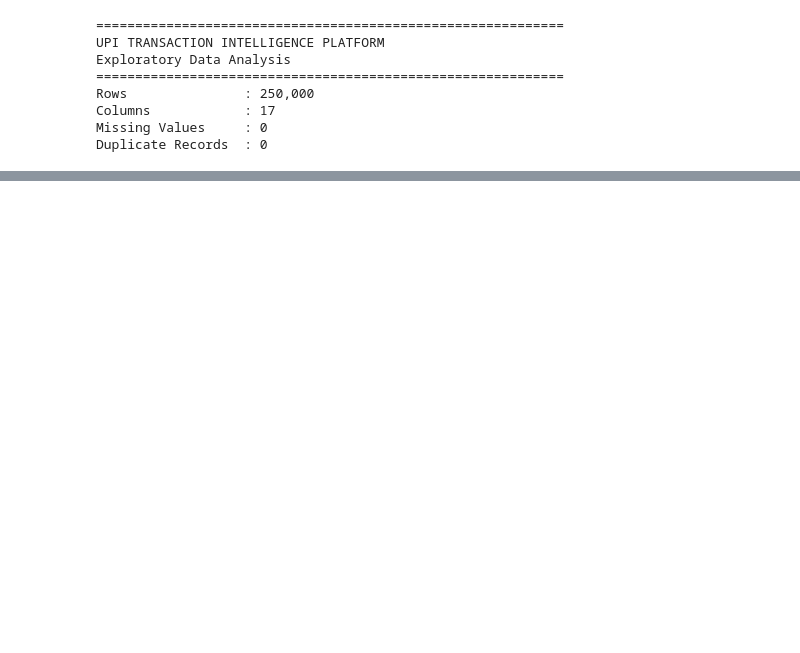
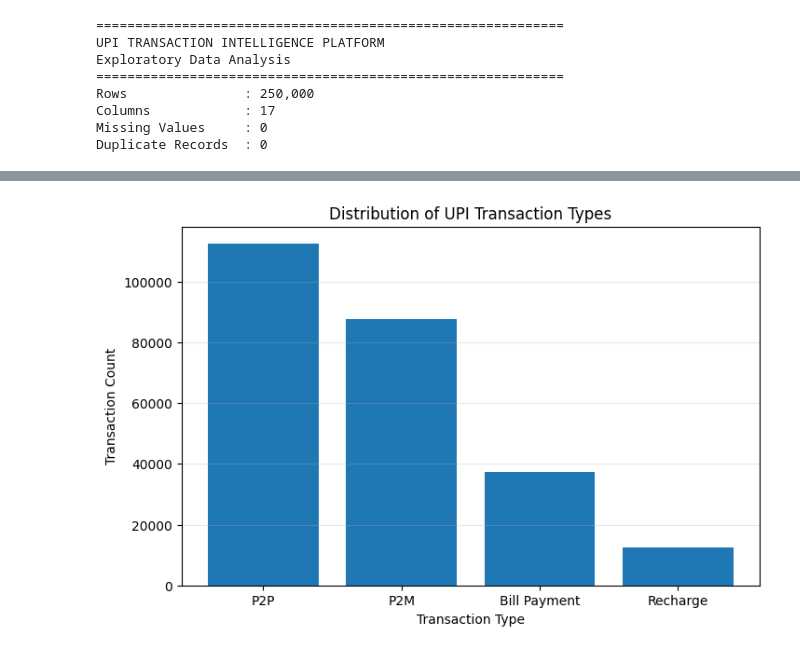
Before and after one commit to KaviyaVelmurugan/upi-transaction-intelligence-platform, a Jupyter notebook: notebooks/02_eda.ipynb, the cells around one changed output, grey strips where cells are left out. Cells and saved outputs as stored; diff of their text form; code cells hidden in the pictures; blank space fills up the shorter version.

Commit message:
Transaction Type Distribution Completed

```diff
--- a/notebooks/02_eda.ipynb
+++ b/notebooks/02_eda.ipynb
@@ -61,0 +70,14 @@ df.head()
+# %%
+## Frequency Distribution of Transaction Types
+transaction_type = (
+    df["transaction_type"]
+      .value_counts()
+      .reset_index()
+)
+
+transaction_type.columns = [
+    "Transaction Type",
+    "Transaction Count"
+]
+
+transaction_type
@@ -61,0 +90,9 @@ df.head()
+# %%
+## Percentage Distribution of Transaction Types
+transaction_type["Percentage"] = (
+    transaction_type["Transaction Count"]
+    / transaction_type["Transaction Count"].sum()
+    * 100
+).round(2)
+
+transaction_type
@@ -61,0 +105,18 @@ df.head()
+# %%
+## Bar Chart Visualization
+plt.figure(figsize=(8,5))
+
+plt.bar(
+    transaction_type["Transaction Type"],
+    transaction_type["Transaction Count"]
+)
+
+plt.title("Distribution of UPI Transaction Types")
+plt.xlabel("Transaction Type")
+plt.ylabel("Transaction Count")
+
+plt.grid(axis="y", alpha=0.3)
+
+plt.show()
+# %% [output]
+[figure, added]
```
Also changed, not shown: parts of 7 cells of this notebook, 3 other files.
